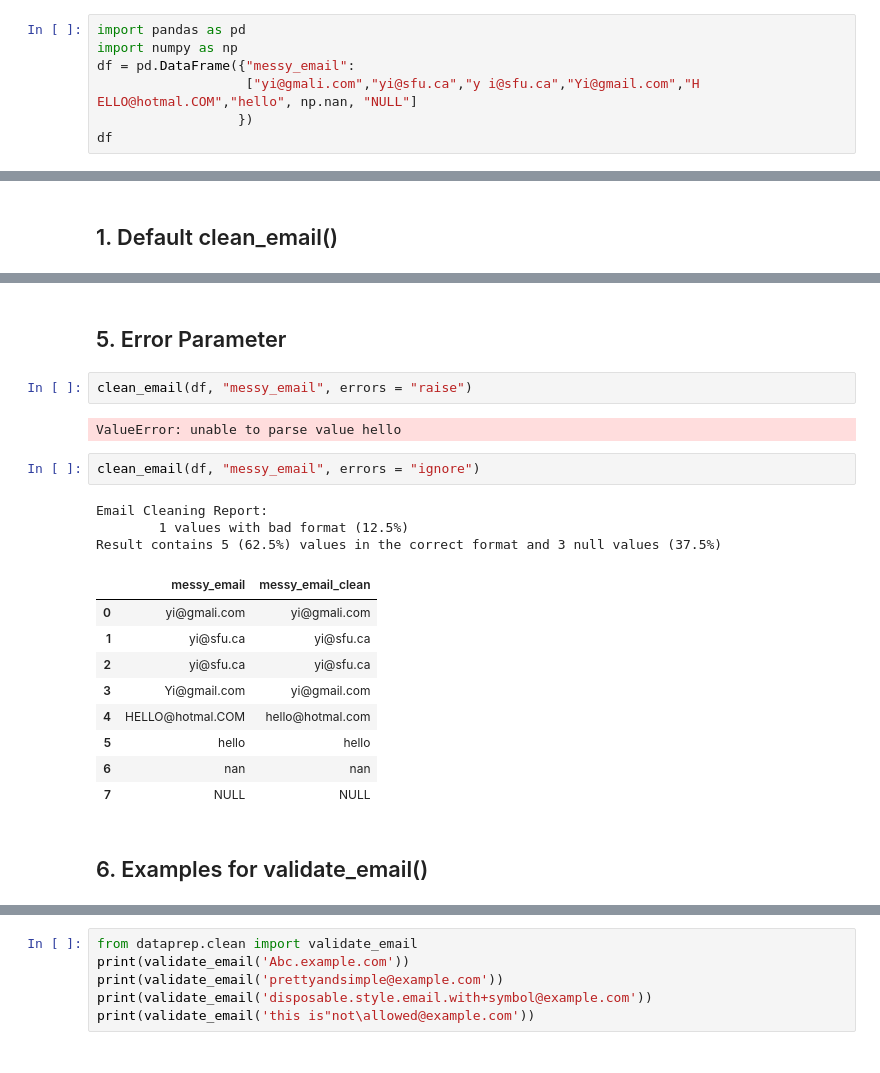
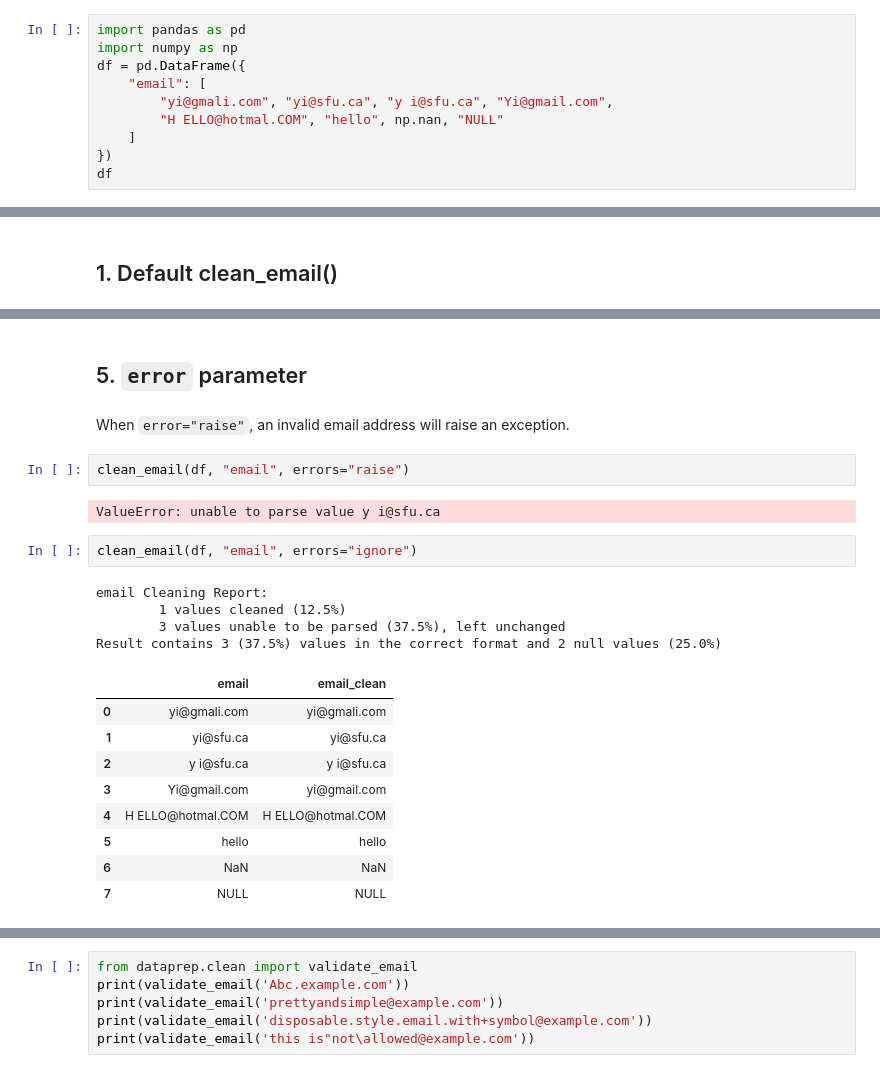
Before and after one commit to sfu-db/dataprep, a Jupyter notebook: docs/source/user_guide/clean/clean_email.ipynb, the cells around one changed output, grey strips where cells are left out. Drawn from its saved outputs; the diff is of its cells as text.

```diff
--- a/docs/source/user_guide/clean/clean_email.ipynb
+++ b/docs/source/user_guide/clean/clean_email.ipynb
@@ -29,8 +38,11 @@ Parameters for validate_email():
 # %%
 import pandas as pd
 import numpy as np
-df = pd.DataFrame({"messy_email":
-                   ["yi@gmali.com","yi@sfu.ca","y i@sfu.ca","Yi@gmail.com","H ELLO@hotmal.COM","hello", np.nan, "NULL"]
-                  })
+df = pd.DataFrame({
+    "email": [
+        "yi@gmali.com", "yi@sfu.ca", "y i@sfu.ca", "Yi@gmail.com",
+        "H ELLO@hotmal.COM", "hello", np.nan, "NULL"
+    ]
+})
 df
 # %% [output]
@@ -124,23 +141,24 @@ Result contains 5 (62.5%) values in the correct format and 3 null values (37.5%)
 # %% [markdown]
-## 5. Error Parameter
+## 5. `error` parameter
+# %% [markdown]
+When `error="raise"`, an invalid email address will raise an exception.
 # %%
-clean_email(df, "messy_email", errors = "raise")
+clean_email(df, "email", errors="raise")
 # %% [output]
-ValueError: unable to parse value hello
+ValueError: unable to parse value y i@sfu.ca
 # %%
-clean_email(df, "messy_email", errors = "ignore")
+clean_email(df, "email", errors="ignore")
 # %% [output]
-Email Cleaning Report:
-        1 values with bad format (12.5%)
-Result contains 5 (62.5%) values in the correct format and 3 null values (37.5%)
+email Cleaning Report:
+        1 values cleaned (12.5%)
+        3 values unable to be parsed (37.5%), left unchanged
+Result contains 3 (37.5%) values in the correct format and 2 null values (25.0%)
-|  | messy_email | messy_email_clean |
+|  | email | email_clean |
 | 0 | yi@gmali.com | yi@gmali.com |
 | 1 | yi@sfu.ca | yi@sfu.ca |
-| 2 | yi@sfu.ca | yi@sfu.ca |
+| 2 | y i@sfu.ca | y i@sfu.ca |
 | 3 | Yi@gmail.com | yi@gmail.com |
-| 4 | HELLO@hotmal.COM | hello@hotmal.com |
+| 4 | H ELLO@hotmal.COM | H ELLO@hotmal.COM |
 | 5 | hello | hello |
-| 6 | nan | nan |
+| 6 | NaN | NaN |
 | 7 | NULL | NULL |
-# %% [markdown]
-## 6. Examples for validate_email()
```
Also changed, not shown: parts of 23 cells of this notebook, 13 other files.
